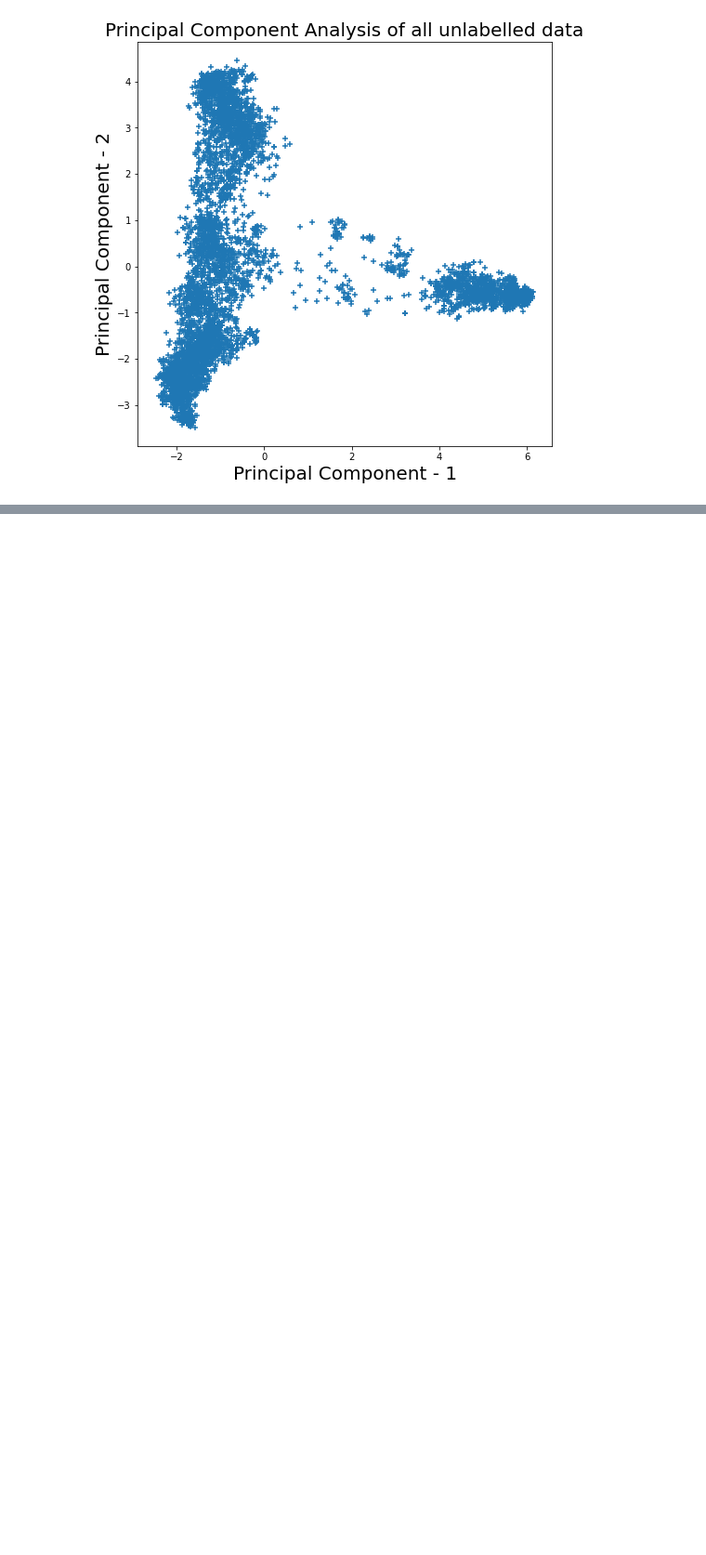
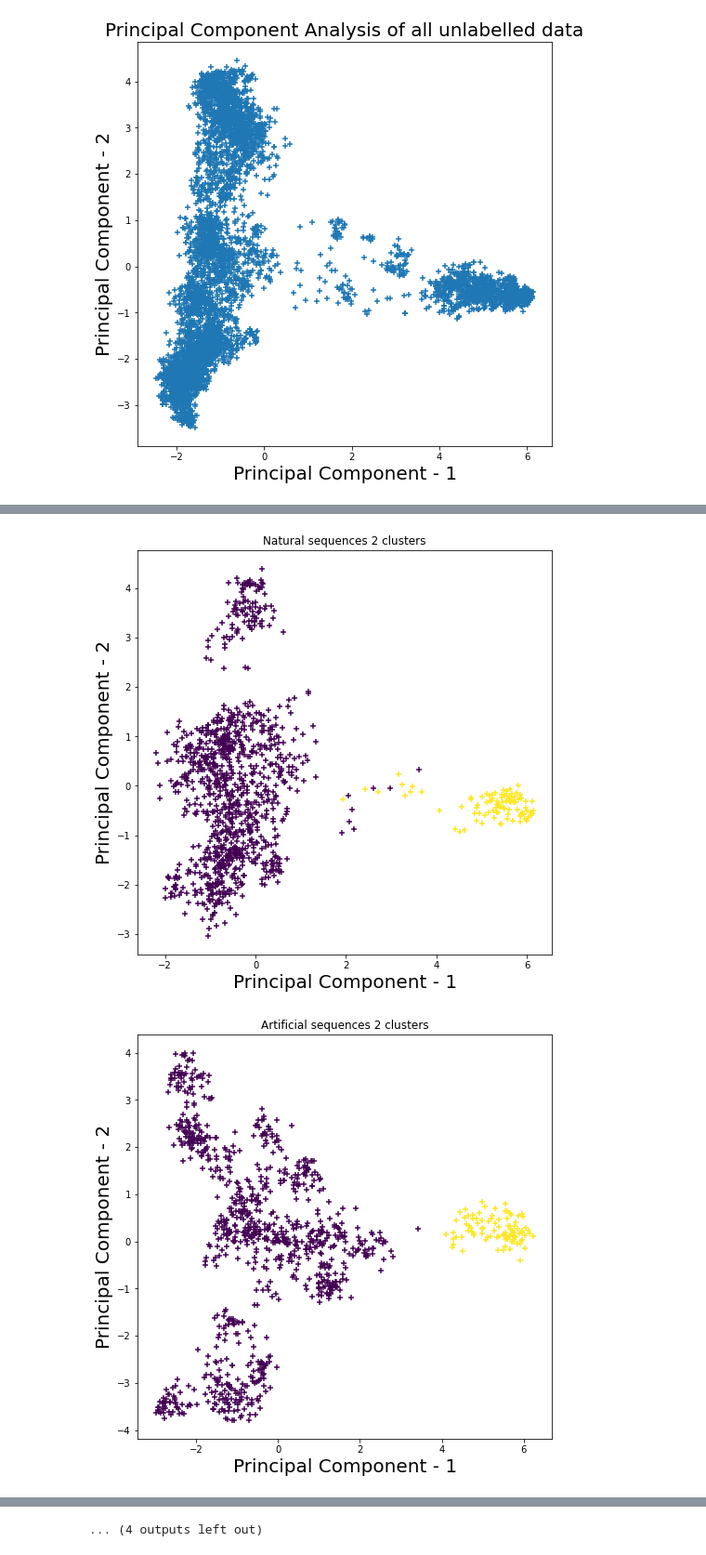
Before and after one commit to PHouzel/PCS_ML_2021, a Jupyter notebook: main.ipynb, the cells around one changed output, grey strips where cells are left out. Shown at 93% size. Saved outputs shown, nothing was run; the diff lists cells and outputs as text; code cells hidden in the pictures; blank space fills up the shorter version.

```diff
--- a/main.ipynb
+++ b/main.ipynb
@@ -226,21 +246,16 @@ visualize_pcs(unlab_pcs, None, "Principal Component Analysis of all unlabelled d
 
 from sklearn.cluster import AgglomerativeClustering
 
-def two_compo_cluster(data, pcs, title):
+def compo_cluster(data, pcs, title, n):
 
-    method = AgglomerativeClustering(n_clusters = 3)
+    method = AgglomerativeClustering(n_clusters = n)
     clustered = method.fit(data)
     labels = clustered.labels_
     colors = ['red','green']
 
     fig = plt.figure(figsize=(8,8))
-    plt.scatter(pcs[:,0], pcs[:,1], c=labels, marker = '+',
-            cmap=matplotlib.colors.ListedColormap(colors))
+    plt.scatter(pcs[:,0], pcs[:,1], c=labels, marker = '+')
+            #cmap=matplotlib.colors.ListedColormap(colors))
     plt.xlabel('Principal Component - 1',fontsize=20)
     plt.ylabel('Principal Component - 2',fontsize=20)
     plt.title(title)
-
-two_compo_cluster(encoded_data_nat, pcs_nat, "Natural sequences")
-two_compo_cluster(encoded_data_art, pcs_art, "Artificial sequences")
-two_compo_cluster(initial_data, pcs_full_data, "All labeled sequences")
-two_compo_cluster(encoded_data_unlab, pcs_unlab, "Unlabeled sequences")
@@ -301,0 +262,9 @@ four_compo_cluster(encoded_data_unlab, pcs_unlab, "Unlabeled sequences")
+# %%
+for i in range(8):
+    compo_cluster(encoded_data_nat, pcs_nat, "Natural sequences " + str(i+2) + " clusters", i+2)
+    compo_cluster(encoded_data_art, pcs_art, "Artificial sequences " + str(i+2) + " clusters", i+2)
+
+#compo_cluster(encoded_data_unlab, pcs_unlab, "Unlabeled sequences", 2)
+# %% [output]
+[figure, added]
+[figure, added]
@@ -302,3 +281,4 @@ four_compo_cluster(encoded_data_unlab, pcs_unlab, "Unlabeled sequences")
+... (4 outputs left out)
 # %%
 #Supervised learning: NN
 from keras import losses, optimizers, metrics, callbacks
```
Also changed, not shown: parts of 14 cells of this notebook.
